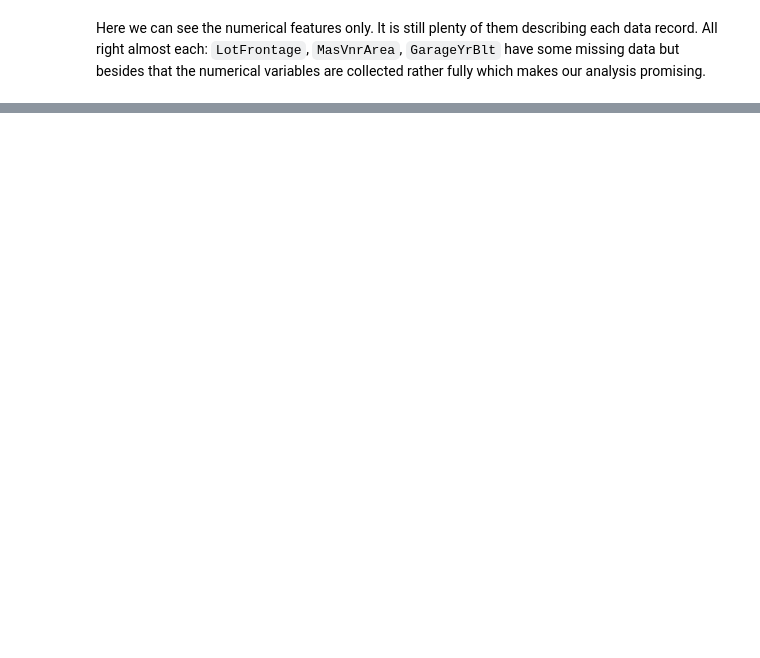
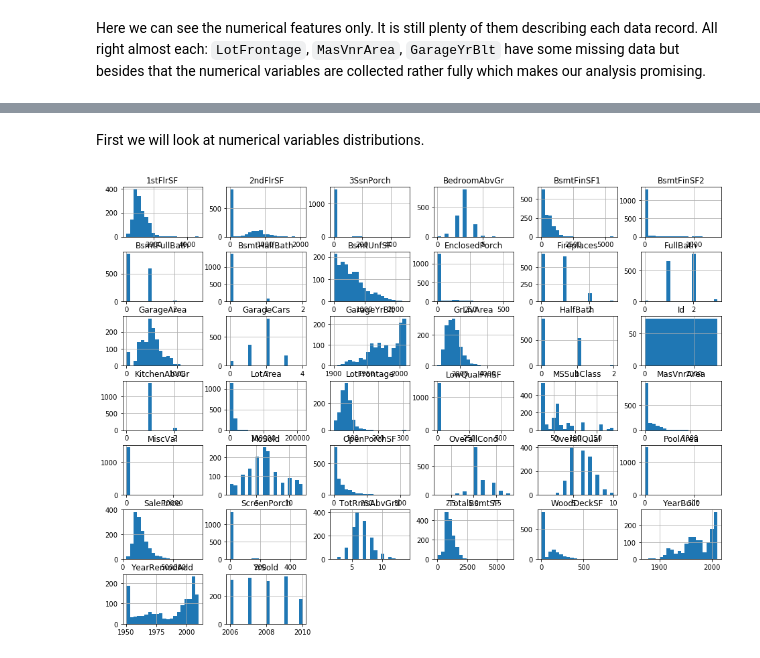
Before and after one commit to msznajder/ames_house_prices_kaggle, a Jupyter notebook: ames_house_prices_kaggle_competition.ipynb, the cells around one changed output, grey strips where cells are left out. Cells and saved outputs as stored; diff of their text form; code cells hidden in the pictures; blank space fills up the shorter version.

Commit message:
nalyzed all variables distributions hist.

```diff
--- a/ames_house_prices_kaggle_competition.ipynb
+++ b/ames_house_prices_kaggle_competition.ipynb
@@ -129,0 +136,10 @@ Here we can see the numerical features only. It is still plenty of them describi
+# %%
+housing_copy = housing.copy()
+# %% [markdown]
+First we will look at numerical variables distributions.
+# %%
+%matplotlib inline
+
+housing_copy.hist(bins=20, figsize=(16, 12));
+# %% [output]
+[figure, added]
```
Also changed, not shown: parts of 9 cells of this notebook.
